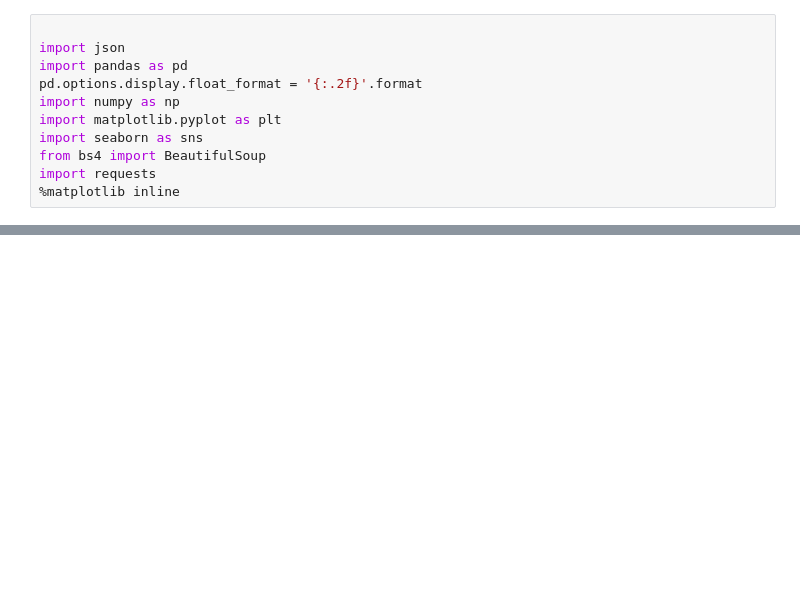
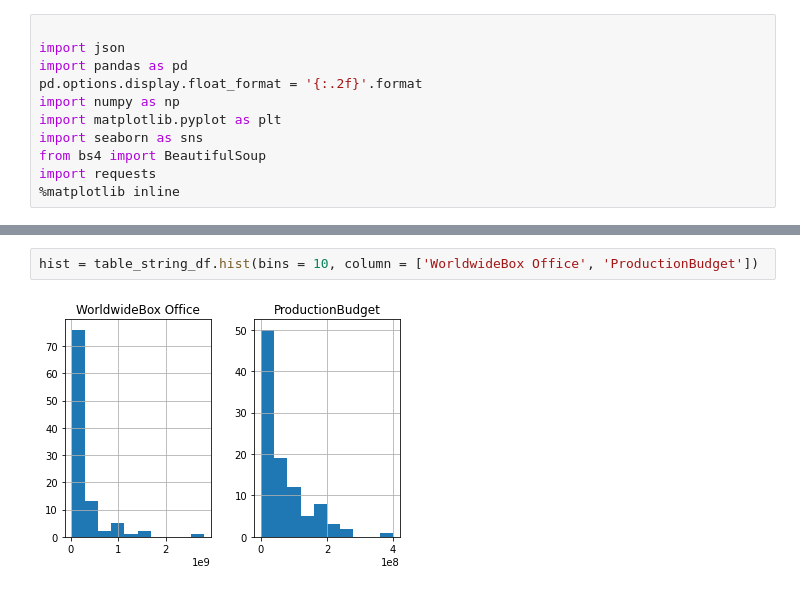
Before and after one commit to DtonesOD1/dsc-phase-1-project-v2-3, a Jupyter notebook: student.ipynb, the cells around one changed output, grey strips where cells are left out. Drawn from its saved outputs; the diff is of its cells as text; blank space fills up the shorter version.

```diff
--- a/student.ipynb
+++ b/student.ipynb
@@ -210,0 +201,4 @@ Name: runtime_minutes, dtype: float64
+# %%
+hist = table_string_df.hist(bins = 10, column = ['WorldwideBox Office', 'ProductionBudget'])
+# %% [output]
+[figure, added]
```
Also changed, not shown: parts of 31 cells of this notebook.
